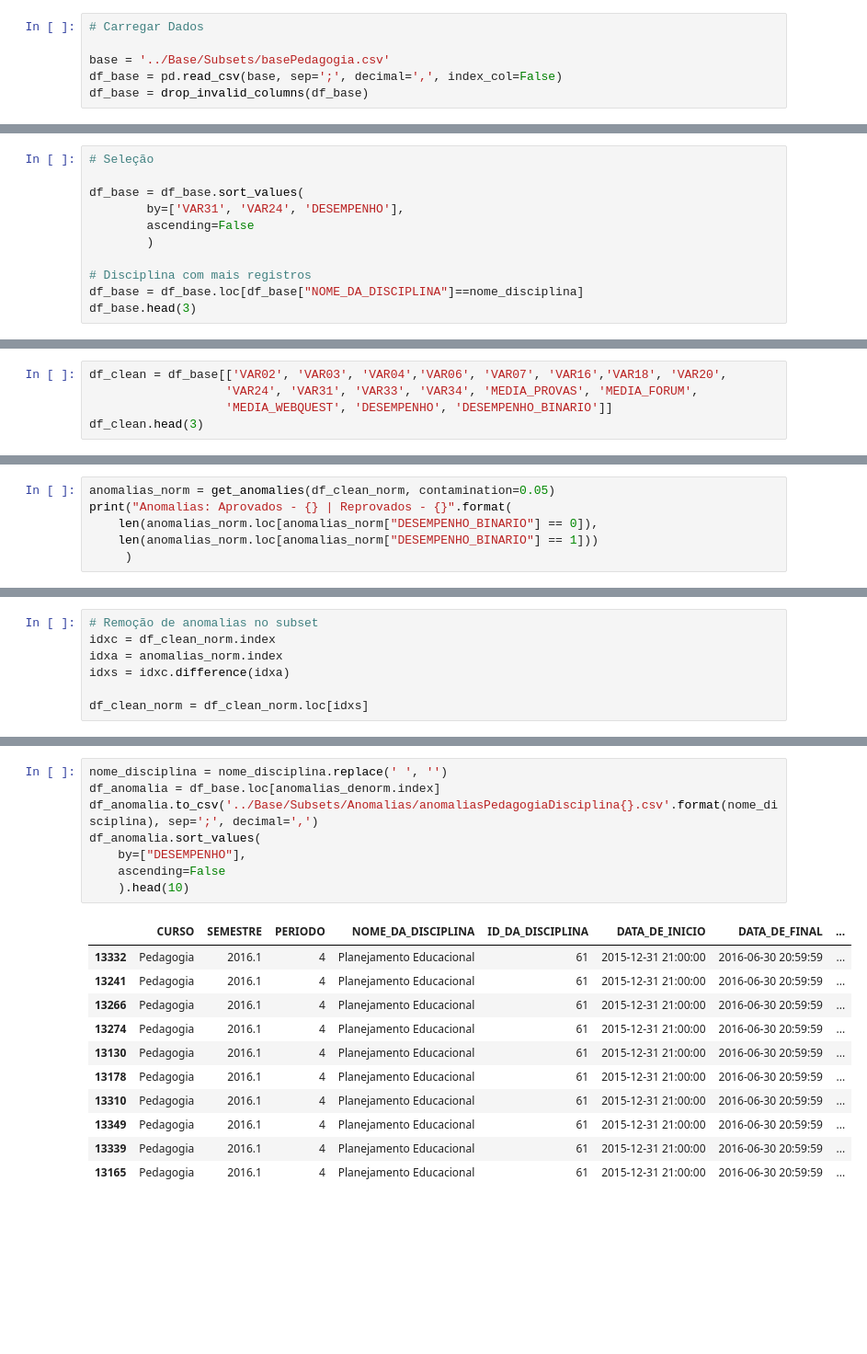
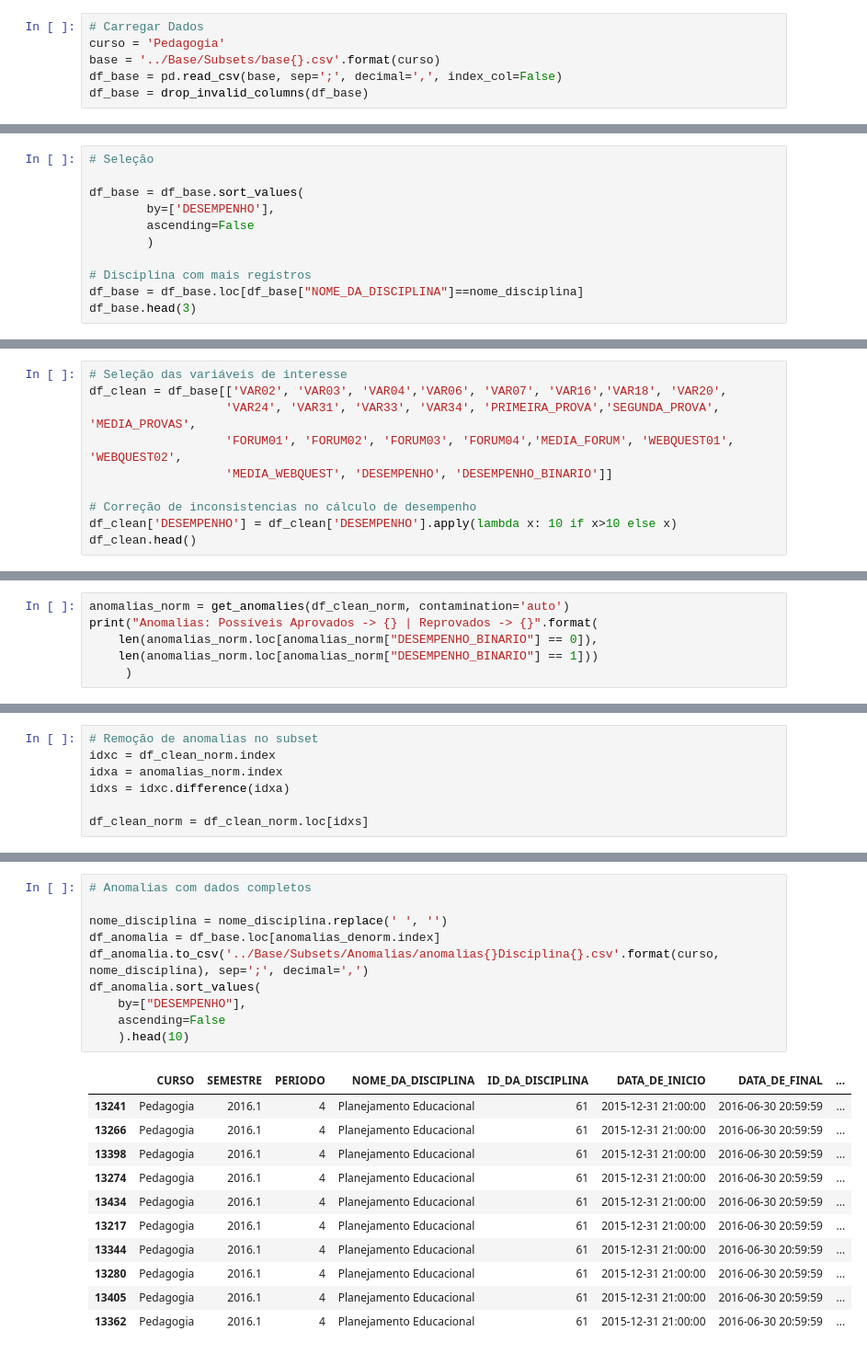
Before and after one commit to Drakmord2/EDM, a Jupyter notebook: Notebooks/Modelagem.ipynb, the cells around one changed output, grey strips where cells are left out. Shown at 92% size. Cells and saved outputs as stored; diff of their text form; blank space fills up the shorter version.

```diff
--- a/Notebooks/Modelagem.ipynb
+++ b/Notebooks/Modelagem.ipynb
@@ -137,8 +139,8 @@ def heatmap(df, title, ax):
 ----
 # %%
 # Carregar Dados
-
-base = '../Base/Subsets/basePedagogia.csv'
+curso = 'Pedagogia'
+base = '../Base/Subsets/base{}.csv'.format(curso)
 df_base = pd.read_csv(base, sep=';', decimal=',', index_col=False)
 df_base = drop_invalid_columns(df_base)
 # %%
@@ -170,7 +172,7 @@ df_disciplinas.head()
 # Seleção
 
 df_base = df_base.sort_values(
-        by=['VAR31', 'VAR24', 'DESEMPENHO'],
+        by=['DESEMPENHO'],
         ascending=False
         )
 
@@ -212,6 +196,11 @@ Registros: Total - 871 | Aprovados - 324 | Reprovados - 547
 # %%
+# Seleção das variáveis de interesse
 df_clean = df_base[['VAR02', 'VAR03', 'VAR04','VAR06', 'VAR07', 'VAR16','VAR18', 'VAR20',
-                   'VAR24', 'VAR31', 'VAR33', 'VAR34', 'MEDIA_PROVAS', 'MEDIA_FORUM',
+                   'VAR24', 'VAR31', 'VAR33', 'VAR34', 'PRIMEIRA_PROVA','SEGUNDA_PROVA', 'MEDIA_PROVAS',
+                   'FORUM01', 'FORUM02', 'FORUM03', 'FORUM04','MEDIA_FORUM', 'WEBQUEST01', 'WEBQUEST02',
                    'MEDIA_WEBQUEST', 'DESEMPENHO', 'DESEMPENHO_BINARIO']]
-df_clean.head(3)
+
+# Correção de inconsistencias no cálculo de desempenho
+df_clean['DESEMPENHO'] = df_clean['DESEMPENHO'].apply(lambda x: 10 if x>10 else x)
+df_clean.head()
 # %% [output]
@@ -235,8 +232,8 @@ df_clean_norm.head(3)
 # %% [markdown]
 ### - Detecção de Anomalias
 # %%
-anomalias_norm = get_anomalies(df_clean_norm, contamination=0.05)
-print("Anomalias: Aprovados - {} | Reprovados - {}".format(
+anomalias_norm = get_anomalies(df_clean_norm, contamination='auto')
+print("Anomalias: Possíveis Aprovados -> {} | Reprovados -> {}".format(
     len(anomalias_norm.loc[anomalias_norm["DESEMPENHO_BINARIO"] == 0]),
     len(anomalias_norm.loc[anomalias_norm["DESEMPENHO_BINARIO"] == 1]))
      )
@@ -277,21 +305,23 @@ anomalias_denorm.head(3)
 # %%
+# Anomalias com dados completos
+
 nome_disciplina = nome_disciplina.replace(' ', '')
 df_anomalia = df_base.loc[anomalias_denorm.index]
-df_anomalia.to_csv('../Base/Subsets/Anomalias/anomaliasPedagogiaDisciplina{}.csv'.format(nome_disciplina), sep=';', decimal=',')
+df_anomalia.to_csv('../Base/Subsets/Anomalias/anomalias{}Disciplina{}.csv'.format(curso, nome_disciplina), sep=';', decimal=',')
 df_anomalia.sort_values(
     by=["DESEMPENHO"],
     ascending=False
     ).head(10)
 # %% [output]
 |  | CURSO | SEMESTRE | PERIODO | NOME_DA_DISCIPLINA | ID_DA_DISCIPLINA | DATA_DE_INICIO | DATA_DE_FINAL | ... |
-| 13332 | Pedagogia | 2016.1 | 4 | Planejamento Educacional | 61 | 2015-12-31 21:00:00 | 2016-06-30 20:59:59 | ... |
 | 13241 | Pedagogia | 2016.1 | 4 | Planejamento Educacional | 61 | 2015-12-31 21:00:00 | 2016-06-30 20:59:59 | ... |
 | 13266 | Pedagogia | 2016.1 | 4 | Planejamento Educacional | 61 | 2015-12-31 21:00:00 | 2016-06-30 20:59:59 | ... |
+| 13398 | Pedagogia | 2016.1 | 4 | Planejamento Educacional | 61 | 2015-12-31 21:00:00 | 2016-06-30 20:59:59 | ... |
 | 13274 | Pedagogia | 2016.1 | 4 | Planejamento Educacional | 61 | 2015-12-31 21:00:00 | 2016-06-30 20:59:59 | ... |
-| 13130 | Pedagogia | 2016.1 | 4 | Planejamento Educacional | 61 | 2015-12-31 21:00:00 | 2016-06-30 20:59:59 | ... |
-| 13178 | Pedagogia | 2016.1 | 4 | Planejamento Educacional | 61 | 2015-12-31 21:00:00 | 2016-06-30 20:59:59 | ... |
-| 13310 | Pedagogia | 2016.1 | 4 | Planejamento Educacional | 61 | 2015-12-31 21:00:00 | 2016-06-30 20:59:59 | ... |
-| 13349 | Pedagogia | 2016.1 | 4 | Planejamento Educacional | 61 | 2015-12-31 21:00:00 | 2016-06-30 20:59:59 | ... |
-| 13339 | Pedagogia | 2016.1 | 4 | Planejamento Educacional | 61 | 2015-12-31 21:00:00 | 2016-06-30 20:59:59 | ... |
-| 13165 | Pedagogia | 2016.1 | 4 | Planejamento Educacional | 61 | 2015-12-31 21:00:00 | 2016-06-30 20:59:59 | ... |
+| 13434 | Pedagogia | 2016.1 | 4 | Planejamento Educacional | 61 | 2015-12-31 21:00:00 | 2016-06-30 20:59:59 | ... |
+| 13217 | Pedagogia | 2016.1 | 4 | Planejamento Educacional | 61 | 2015-12-31 21:00:00 | 2016-06-30 20:59:59 | ... |
+| 13344 | Pedagogia | 2016.1 | 4 | Planejamento Educacional | 61 | 2015-12-31 21:00:00 | 2016-06-30 20:59:59 | ... |
+| 13280 | Pedagogia | 2016.1 | 4 | Planejamento Educacional | 61 | 2015-12-31 21:00:00 | 2016-06-30 20:59:59 | ... |
+| 13405 | Pedagogia | 2016.1 | 4 | Planejamento Educacional | 61 | 2015-12-31 21:00:00 | 2016-06-30 20:59:59 | ... |
+| 13362 | Pedagogia | 2016.1 | 4 | Planejamento Educacional | 61 | 2015-12-31 21:00:00 | 2016-06-30 20:59:59 | ... |
 10 rows × 61 columns
```
Also changed, not shown: parts of 13 cells of this notebook, 4 other files.
